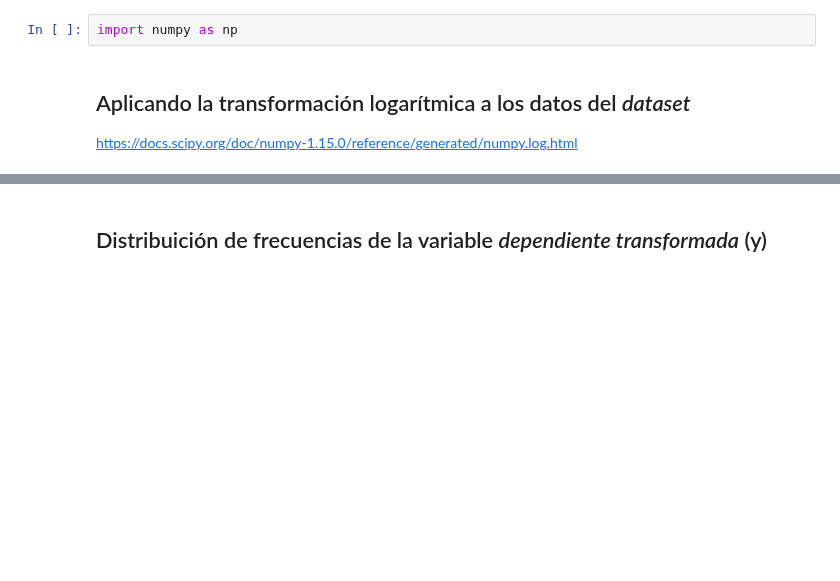
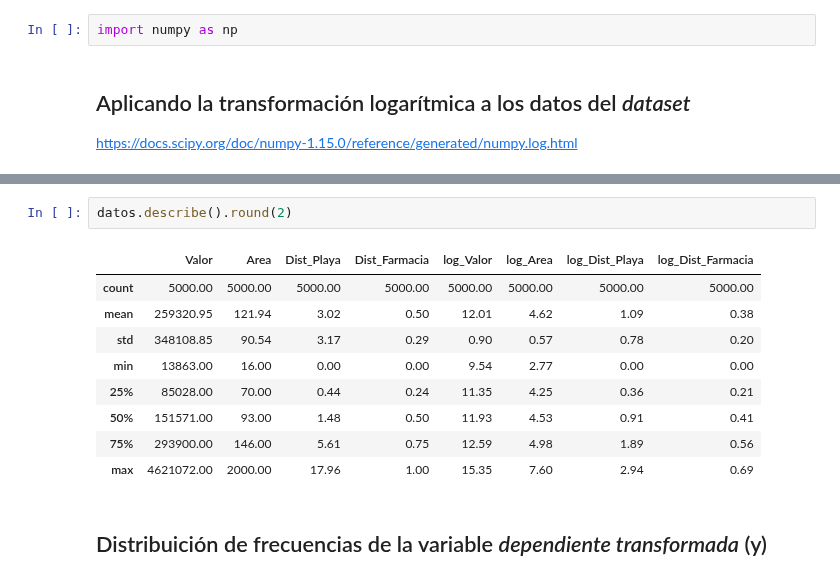
Before and after one commit to ivazquez-07/python_data_science_excersises, a Jupyter notebook: Regresión Lineal II Preparando el ambiente/Proyecto/Regresión_Lineal_II.ipynb, the cells around one changed output, grey strips where cells are left out. Drawn from its saved outputs; the diff is of its cells as text; blank space fills up the shorter version.

```diff
--- a/Regresión Lineal II Preparando el ambiente/Proyecto/Regresión_Lineal_II.ipynb
+++ b/Regresión Lineal II Preparando el ambiente/Proyecto/Regresión_Lineal_II.ipynb
@@ -195,3 +204,15 @@ https://docs.scipy.org/doc/numpy-1.15.0/reference/generated/numpy.log.html
+# %%
+datos.describe().round(2)
+# %% [output]
+|  | Valor | Area | Dist_Playa | Dist_Farmacia | log_Valor | log_Area | log_Dist_Playa | log_Dist_Farmacia |
+| count | 5000.00 | 5000.00 | 5000.00 | 5000.00 | 5000.00 | 5000.00 | 5000.00 | 5000.00 |
+| mean | 259320.95 | 121.94 | 3.02 | 0.50 | 12.01 | 4.62 | 1.09 | 0.38 |
+| std | 348108.85 | 90.54 | 3.17 | 0.29 | 0.90 | 0.57 | 0.78 | 0.20 |
+| min | 13863.00 | 16.00 | 0.00 | 0.00 | 9.54 | 2.77 | 0.00 | 0.00 |
+| 25% | 85028.00 | 70.00 | 0.44 | 0.24 | 11.35 | 4.25 | 0.36 | 0.21 |
+| 50% | 151571.00 | 93.00 | 1.48 | 0.50 | 11.93 | 4.53 | 0.91 | 0.41 |
+| 75% | 293900.00 | 146.00 | 5.61 | 0.75 | 12.59 | 4.98 | 1.89 | 0.56 |
+| max | 4621072.00 | 2000.00 | 17.96 | 1.00 | 15.35 | 7.60 | 2.94 | 0.69 |
 # %% [markdown]
 ## Distribuición de frecuencias de la variable *dependiente transformada* (y)
 # %%
```
Also changed, not shown: parts of 12 cells of this notebook.
